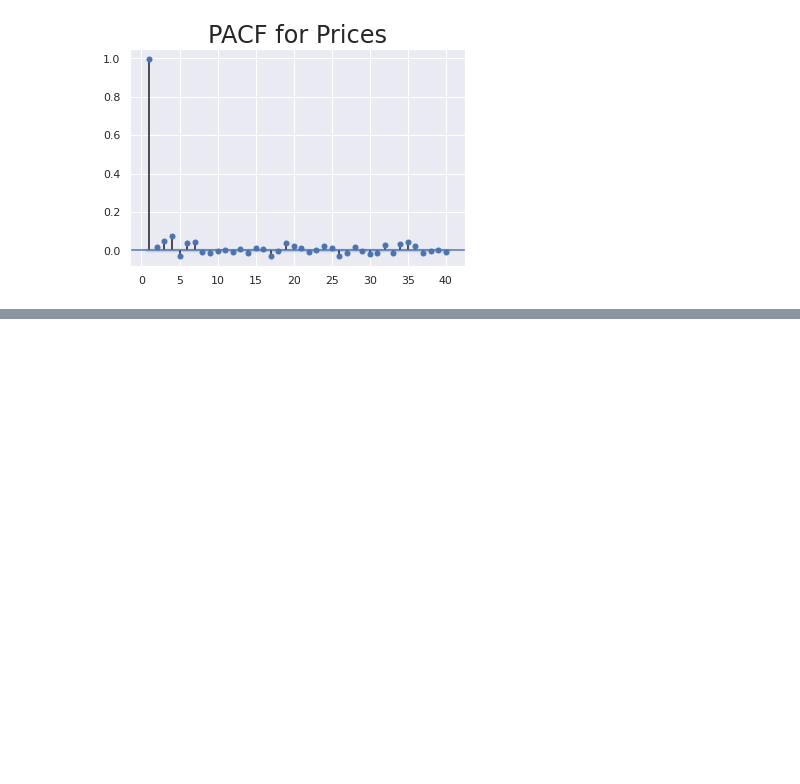
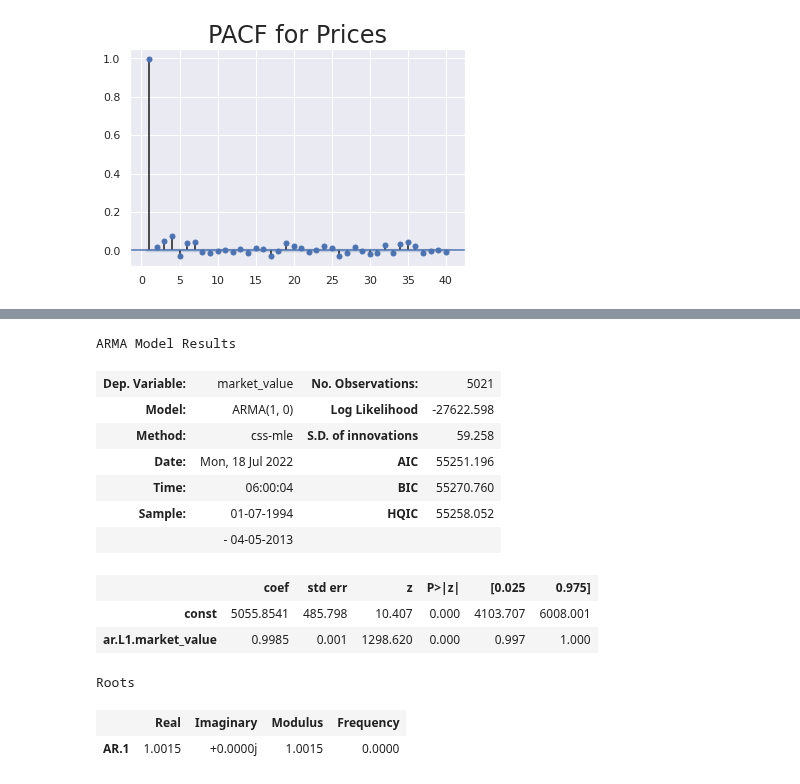
Before and after one commit to Priyo-prog/Time-series-analysis, a Jupyter notebook: Auto-Regressive Model/auto_regressive_model.ipynb, the cells around one changed output, grey strips where cells are left out. Drawn from its saved outputs; the diff is of its cells as text; code cells hidden in the pictures; blank space fills up the shorter version.

```diff
--- a/Auto-Regressive Model/auto_regressive_model.ipynb
+++ b/Auto-Regressive Model/auto_regressive_model.ipynb
@@ -81,0 +95,21 @@ Coefficients which are not significant.
+# %%
+model_ar = ARMA(df.market_value, order=(1,0),)
+# %%
+results_ar = model_ar.fit()
+# %%
+results_ar.summary()
+# %% [output]
+ARMA Model Results
+| Dep. Variable: | market_value | No. Observations: | 5021 |
+| Model: | ARMA(1, 0) | Log Likelihood | -27622.598 |
+| Method: | css-mle | S.D. of innovations | 59.258 |
+| Date: | Mon, 18 Jul 2022 | AIC | 55251.196 |
+| Time: | 06:00:04 | BIC | 55270.760 |
+| Sample: | 01-07-1994 | HQIC | 55258.052 |
+|  | - 04-05-2013 |  |  |
+|  | coef | std err | z | P>|z| | [0.025 | 0.975] |
+| const | 5055.8541 | 485.798 | 10.407 | 0.000 | 4103.707 | 6008.001 |
+| ar.L1.market_value | 0.9985 | 0.001 | 1298.620 | 0.000 | 0.997 | 1.000 |
+Roots
+|  | Real | Imaginary | Modulus | Frequency |
+| AR.1 | 1.0015 | +0.0000j | 1.0015 | 0.0000 |
```
Also changed, not shown: parts of 3 cells of this notebook.
